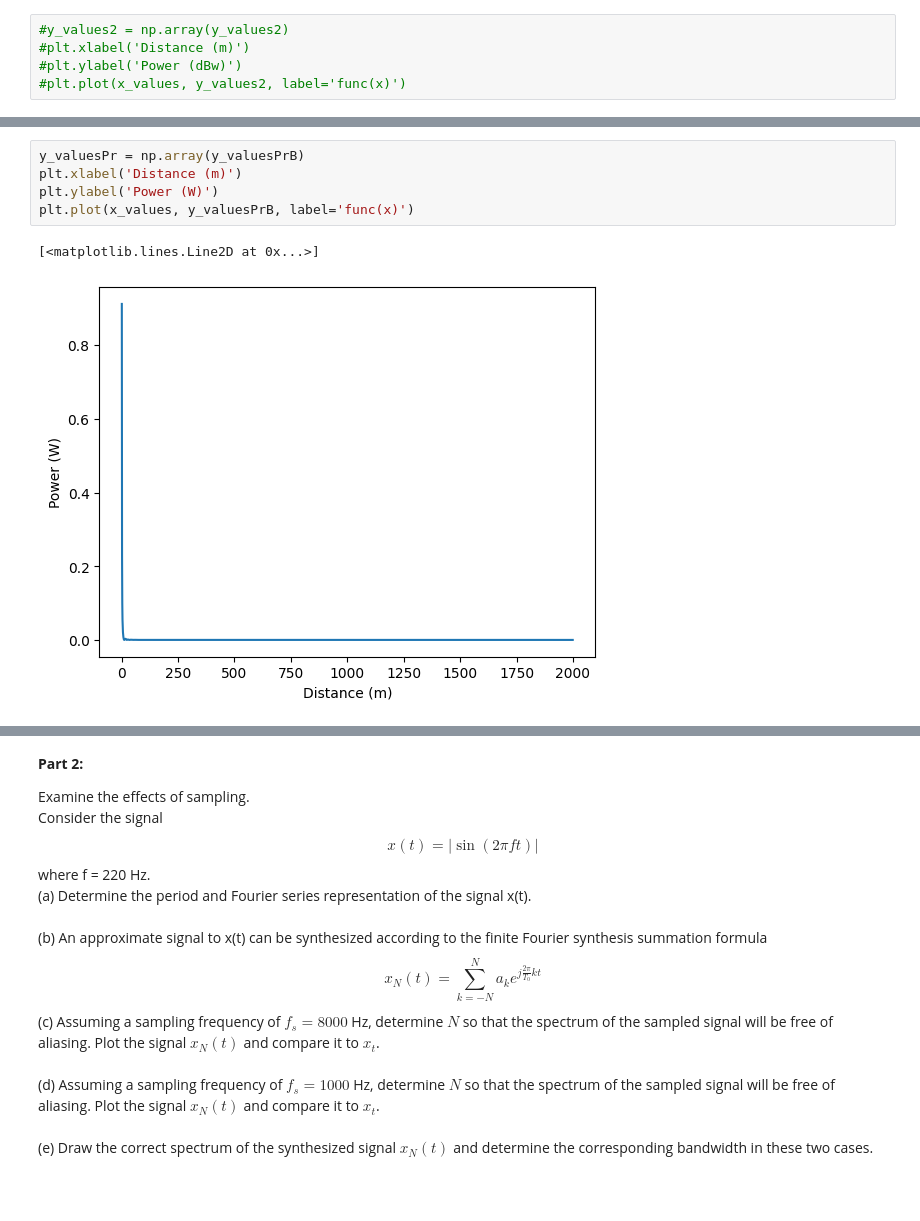
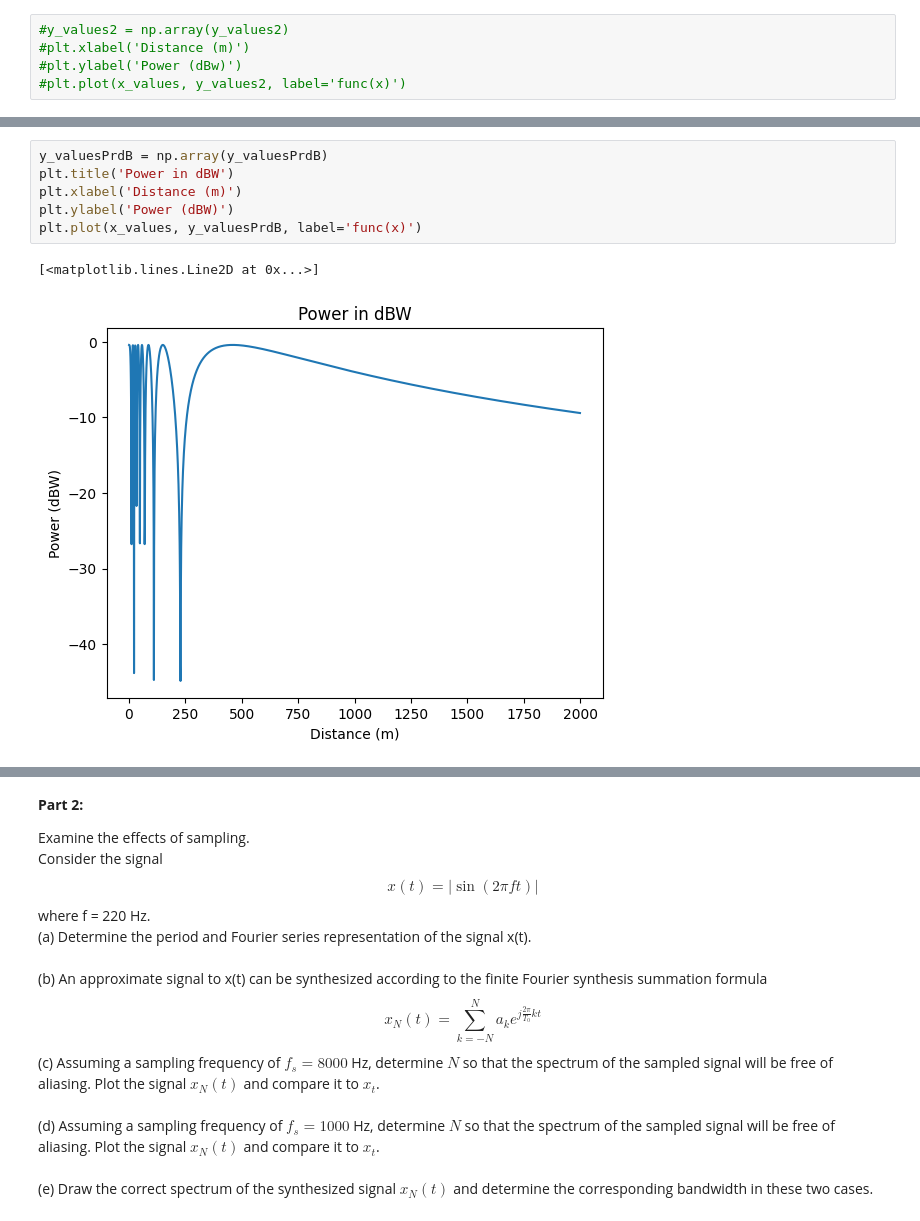
Before and after one commit to emifred/SignalProcessing-Project1, a Jupyter notebook: Untitled.ipynb, the cells around one changed output, grey strips where cells are left out. Saved outputs shown, nothing was run; the diff lists cells and outputs as text; blank space fills up the shorter version.

```diff
--- a/Untitled.ipynb
+++ b/Untitled.ipynb
@@ -144,8 +153,9 @@ plt.plot(x_values, y_valuesPr, label='func(x)')
-# %%
-y_valuesPr = np.array(y_valuesPrB)
-plt.xlabel('Distance (m)')
-plt.ylabel('Power (W)')
-plt.plot(x_values, y_valuesPrB, label='func(x)')
-# %% [output]
-[<matplotlib.lines.Line2D at 0x...>]
-[figure, removed]
+# %%
+y_valuesPrdB = np.array(y_valuesPrdB)
+plt.title('Power in dBW')
+plt.xlabel('Distance (m)')
+plt.ylabel('Power (dBW)')
+plt.plot(x_values, y_valuesPrdB, label='func(x)')
+# %% [output]
+[<matplotlib.lines.Line2D at 0x...>]
+[figure, added]
```
Also changed, not shown: parts of 5 cells of this notebook.
